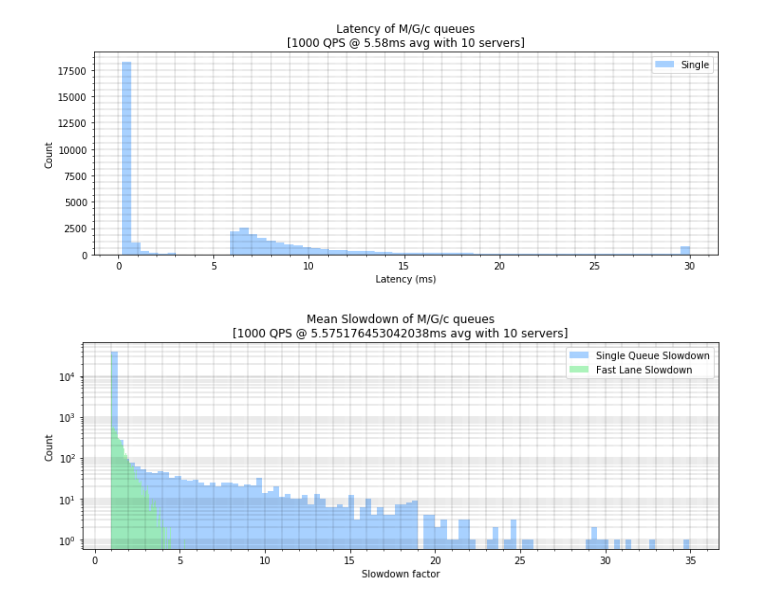
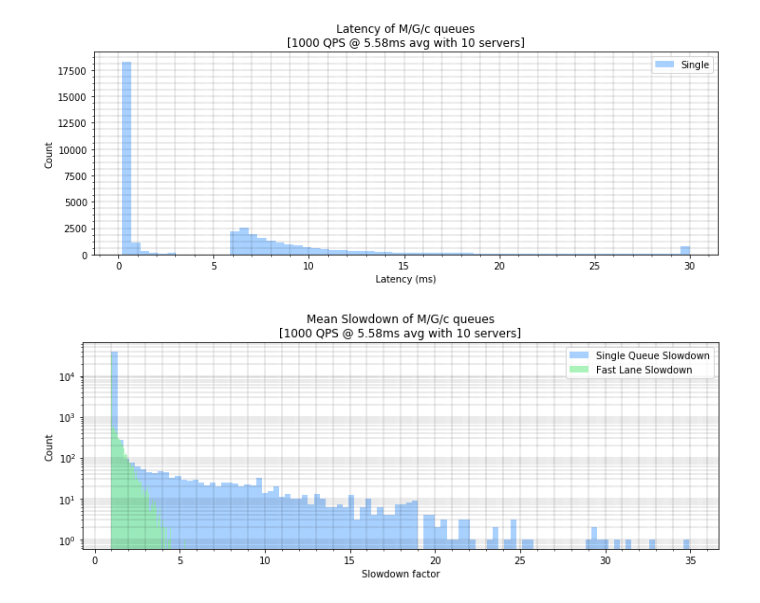
Before and after one commit to jolynch/performance-analysis, a Jupyter notebook: notebooks/queueing_theory/slowdown_analysis.ipynb, the cells around one changed output. Cells and saved outputs as stored; diff of their text form; code cells hidden in the pictures.

```diff
--- a/notebooks/queueing_theory/slowdown_analysis.ipynb
+++ b/notebooks/queueing_theory/slowdown_analysis.ipynb
@@ -245,23 +245,23 @@ plt.show()
 # %%
 fig1, ax = plt.subplots(figsize=(12,4))
 ax.set_yscale('log')
 
 
 for label, datum in reversed(sorted(slowdown_options.items())):
     plt.hist(datum, bins=100, density=False, alpha=0.8, label=label)
 
 plt.title("Mean Slowdown of M/G/c queues\n"
-          "[{0} QPS @ {1}ms avg with {2} servers]".format(
+          "[{0} QPS @ {1:2.2f}ms avg with {2} servers]".format(
     QPS, AVG_RESPONSE_MS, SERVERS)
 )
 
 plt.minorticks_on()
 plt.grid(which='major', linestyle=':', linewidth='0.4', color='black')
 plt.grid(which='minor', linestyle=':', linewidth='0.4', color='black')
 plt.legend(loc='upper right')
 plt.xlabel('Slowdown factor')
 plt.ylabel('Count')
 
 plt.show()
 # %% [output]
-[figure, old version]
+[figure, new version]
```
Also changed, not shown: parts of 2 cells of this notebook.
